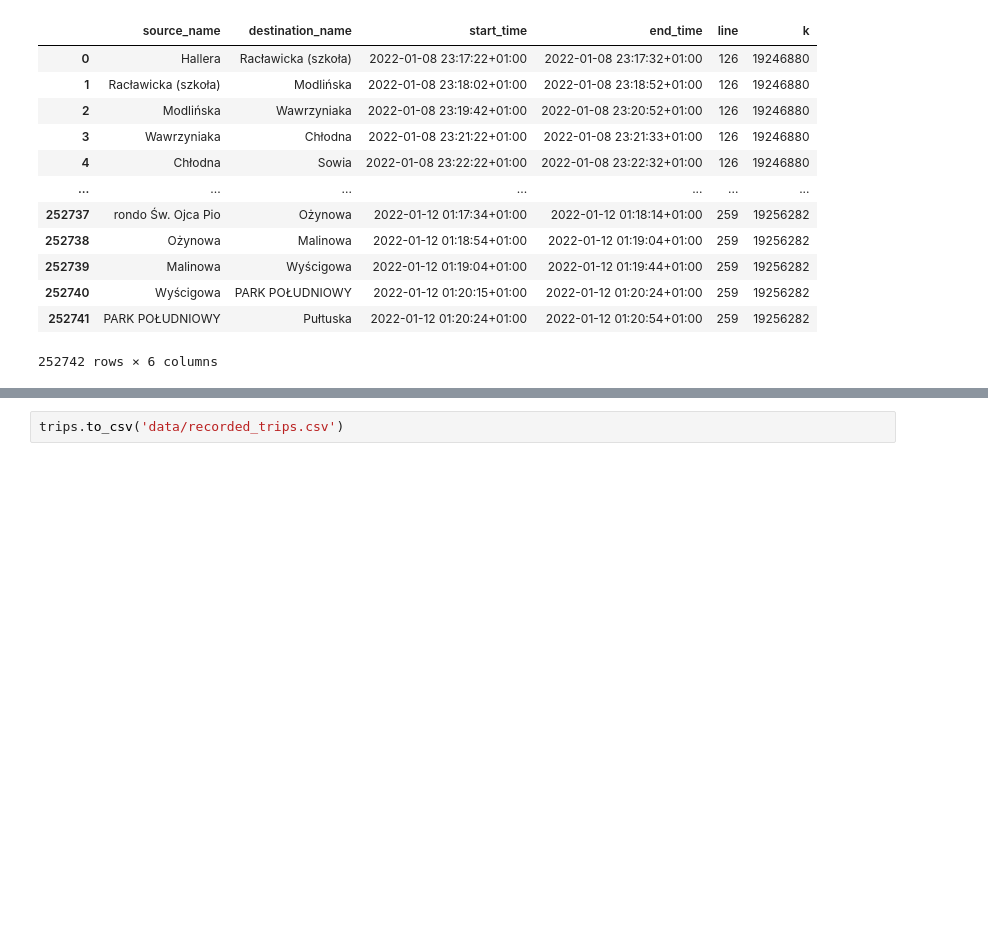
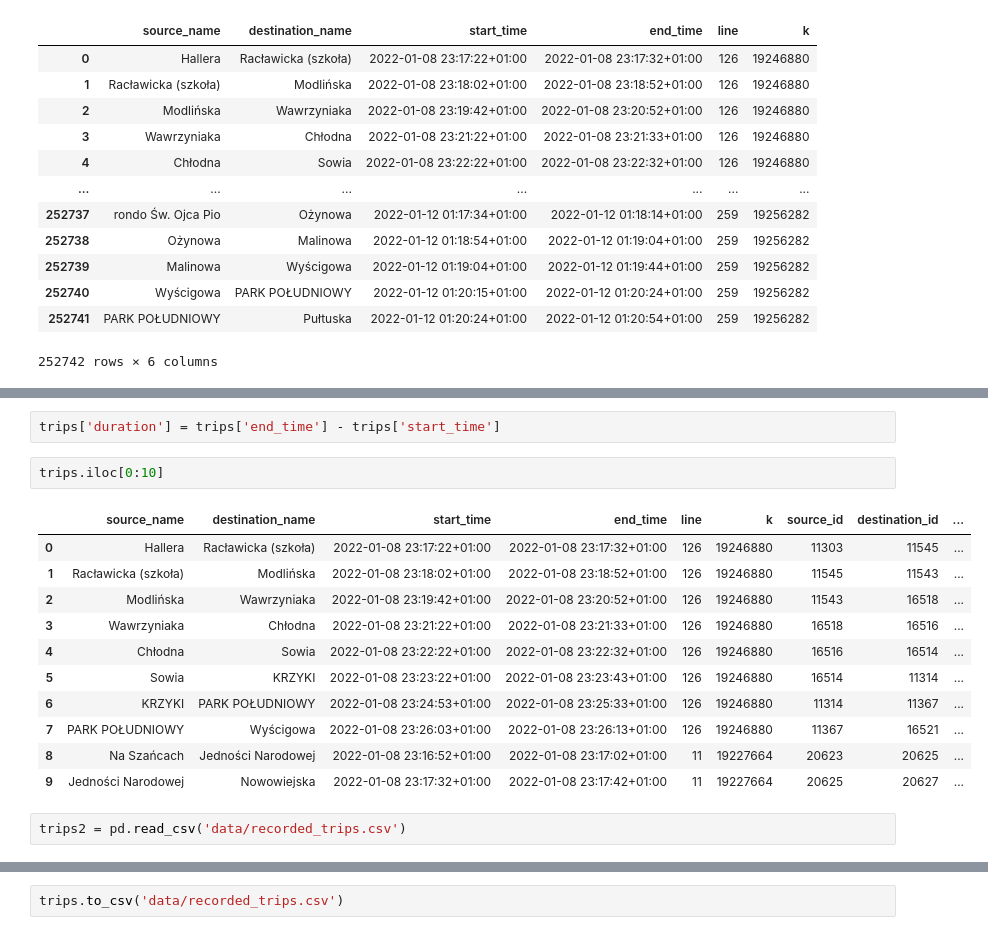
Before and after one commit to ProtossLuigi/komunikacja-miejska-projekt, a Jupyter notebook: tracking_test.ipynb, the cells around one changed output, grey strips where cells are left out. Drawn from its saved outputs; the diff is of its cells as text; blank space fills up the shorter version.

```diff
--- a/tracking_test.ipynb
+++ b/tracking_test.ipynb
@@ -114,0 +167,18 @@ trips
+# %%
+trips['duration'] = trips['end_time'] - trips['start_time']
+# %%
+trips.iloc[0:10]
+# %% [output]
+|  | source_name | destination_name | start_time | end_time | line | k | source_id | destination_id | ... |
+| 0 | Hallera | Racławicka (szkoła) | 2022-01-08 23:17:22+01:00 | 2022-01-08 23:17:32+01:00 | 126 | 19246880 | 11303 | 11545 | ... |
+| 1 | Racławicka (szkoła) | Modlińska | 2022-01-08 23:18:02+01:00 | 2022-01-08 23:18:52+01:00 | 126 | 19246880 | 11545 | 11543 | ... |
+| 2 | Modlińska | Wawrzyniaka | 2022-01-08 23:19:42+01:00 | 2022-01-08 23:20:52+01:00 | 126 | 19246880 | 11543 | 16518 | ... |
+| 3 | Wawrzyniaka | Chłodna | 2022-01-08 23:21:22+01:00 | 2022-01-08 23:21:33+01:00 | 126 | 19246880 | 16518 | 16516 | ... |
+| 4 | Chłodna | Sowia | 2022-01-08 23:22:22+01:00 | 2022-01-08 23:22:32+01:00 | 126 | 19246880 | 16516 | 16514 | ... |
+| 5 | Sowia | KRZYKI | 2022-01-08 23:23:22+01:00 | 2022-01-08 23:23:43+01:00 | 126 | 19246880 | 16514 | 11314 | ... |
+| 6 | KRZYKI | PARK POŁUDNIOWY | 2022-01-08 23:24:53+01:00 | 2022-01-08 23:25:33+01:00 | 126 | 19246880 | 11314 | 11367 | ... |
+| 7 | PARK POŁUDNIOWY | Wyścigowa | 2022-01-08 23:26:03+01:00 | 2022-01-08 23:26:13+01:00 | 126 | 19246880 | 11367 | 16521 | ... |
+| 8 | Na Szańcach | Jedności Narodowej | 2022-01-08 23:16:52+01:00 | 2022-01-08 23:17:02+01:00 | 11 | 19227664 | 20623 | 20625 | ... |
+| 9 | Jedności Narodowej | Nowowiejska | 2022-01-08 23:17:32+01:00 | 2022-01-08 23:17:42+01:00 | 11 | 19227664 | 20625 | 20627 | ... |
+# %%
+trips2 = pd.read_csv('data/recorded_trips.csv')
```
Also changed, not shown: parts of 14 cells of this notebook, 1 other file.
